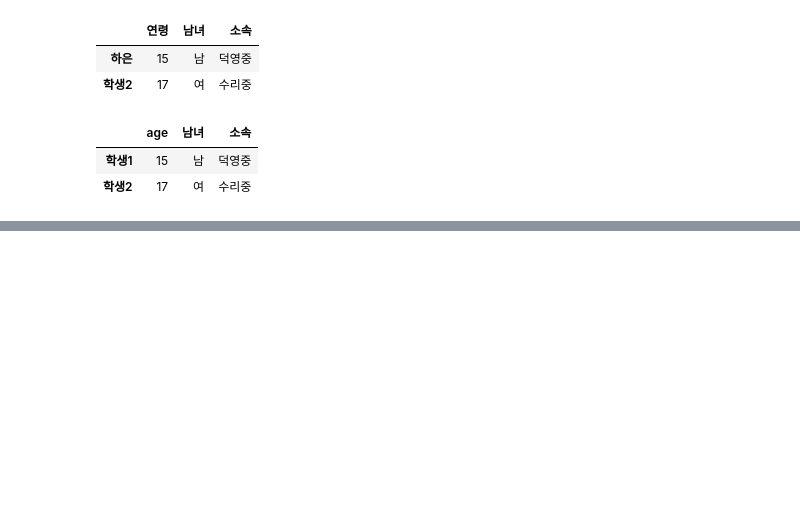
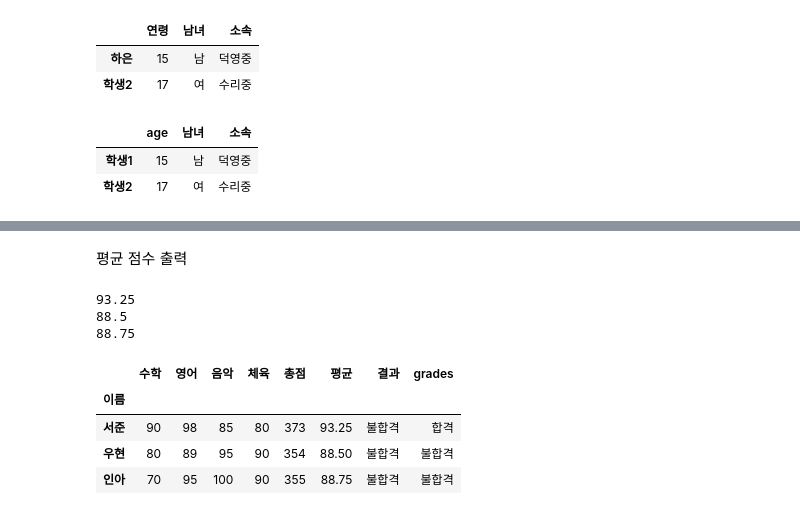
Before and after one commit to one-gidung/BigLeader_AI_Academy, a Jupyter notebook: 2021-06-30.ipynb, the cells around one changed output, grey strips where cells are left out. Drawn from its saved outputs; the diff is of its cells as text; code cells hidden in the pictures; blank space fills up the shorter version.

```diff
--- a/2021-06-30.ipynb
+++ b/2021-06-30.ipynb
@@ -93,0 +206,4 @@ df.rename(columns = {'연령' : 'age'})
+# %%
+# 마찬가지로 행도 똑같이 한 값이 다 들어간다.
+df.loc['길동'] = 0
+df
@@ -93,0 +232,3 @@ df.rename(columns = {'연령' : 'age'})
+# %%
+df['평균'] = df['총점']/4
+df
@@ -93,0 +244,3 @@ df.rename(columns = {'연령' : 'age'})
+# %%
+df.drop('길동', inplace = True)
+df
@@ -93,0 +253,24 @@ df.rename(columns = {'연령' : 'age'})
+# %% [markdown]
+평균 점수 출력
+# %%
+for row in df['평균']:
+    print(row)
+# %% [output]
+93.25
+88.5
+88.75
+# %%
+grades = []
+for row in df['평균']:
+    if row >= 90:
+        grades.append('합격')
+    else:
+        grades.append('불합격')
+df['grades'] = grades
+df
+# %% [output]
+|  | 수학 | 영어 | 음악 | 체육 | 총점 | 평균 | 결과 | grades |
+| 이름 |  |  |  |  |  |  |  |  |
+| 서준 | 90 | 98 | 85 | 80 | 373 | 93.25 | 불합격 | 합격 |
+| 우현 | 80 | 89 | 95 | 90 | 354 | 88.50 | 불합격 | 불합격 |
+| 인아 | 70 | 95 | 100 | 90 | 355 | 88.75 | 불합격 | 불합격 |
```
Also changed, not shown: parts of 21 cells of this notebook, 2 other files.
